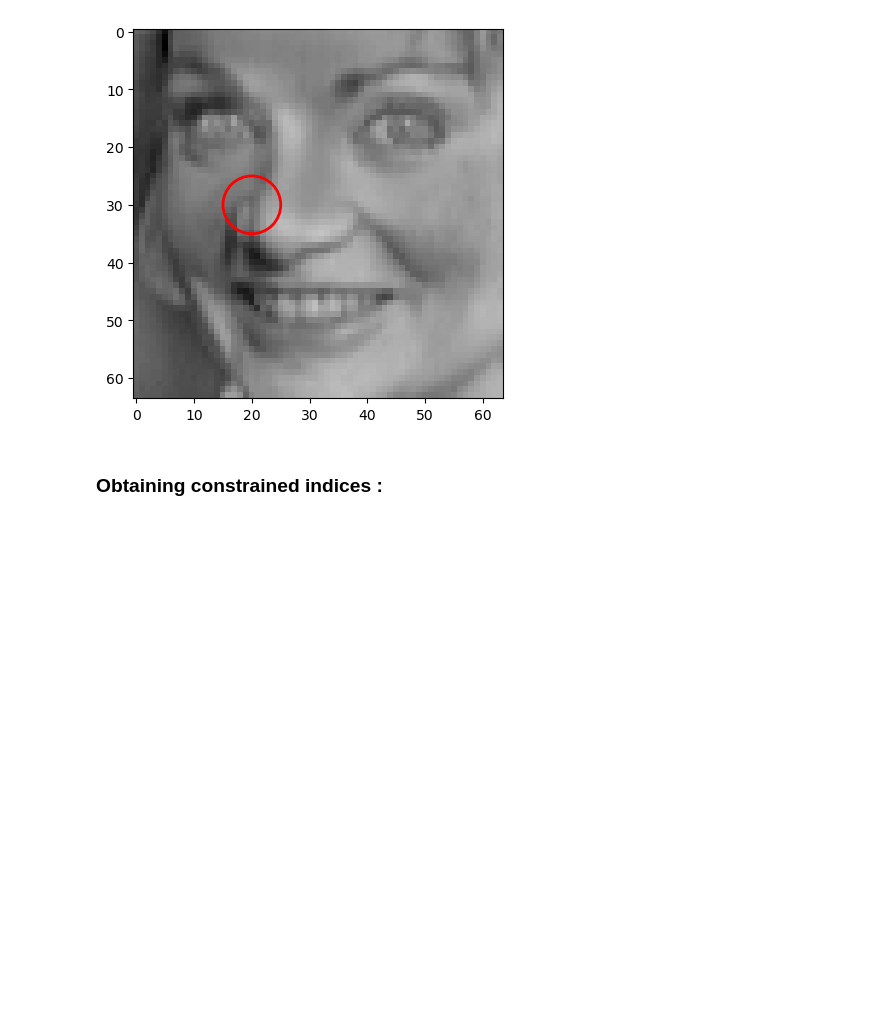
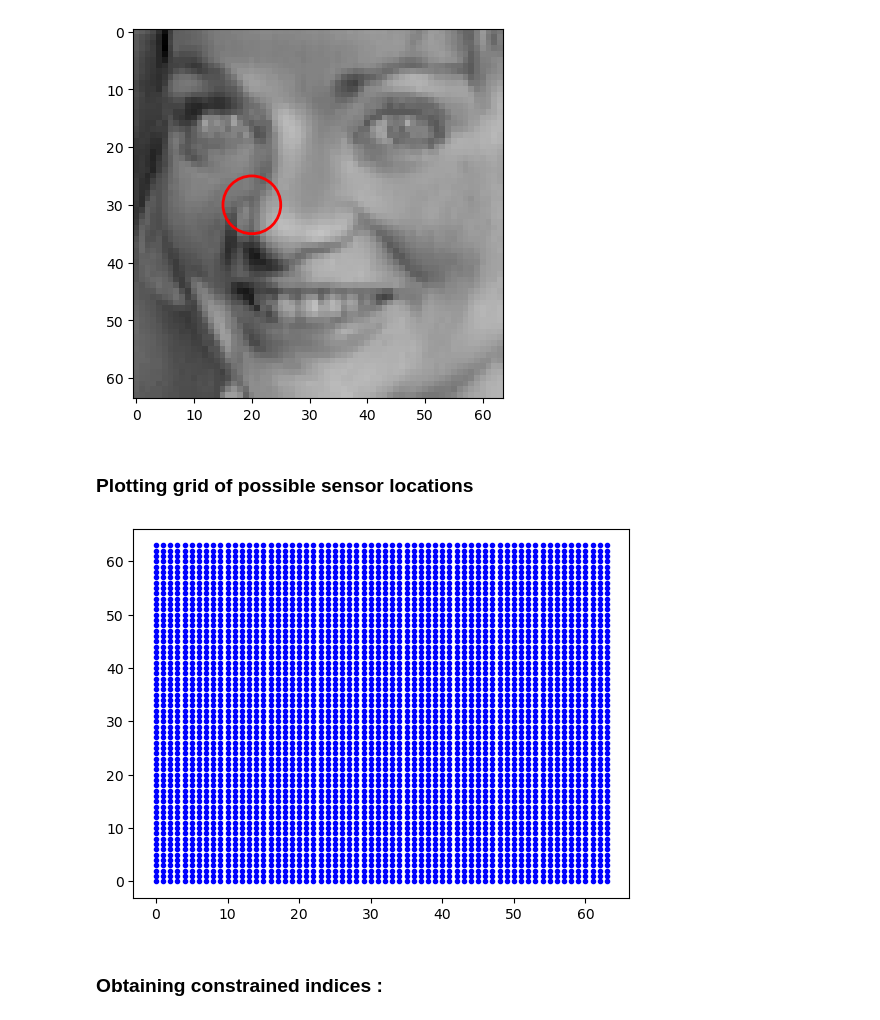
Before and after one commit to dynamicslab/pysensors, a Jupyter notebook: examples/functional_constraints_class.ipynb, the cells around one changed output. Cells and saved outputs as stored; diff of their text form; code cells hidden in the pictures; blank space fills up the shorter version.

Commit message:
Adding, plot_grid, sensors_dataframe, annotate_sensors functionalities in BaseConstraint. Changed constraints to get_constraint_indices. Notebook reflects the chnages

```diff
--- a/examples/functional_constraints_class.ipynb
+++ b/examples/functional_constraints_class.ipynb
@@ -110,6 +110,12 @@ circle.draw_constraint() ###Plotting just the constraint
 circle.plot_constraint_on_data(X_train, plot_type='image') ##Plotting the constraint on the data
 # %% [output]
 [figure]
+# %% [markdown]
+### Plotting grid of possible sensor locations
+# %%
+circle.plot_grid(all_sensors=all_sensors_unconst,data = X_train)
+# %% [output]
+[figure, added]
 # %% [markdown]
 ### Obtaining constrained indices :
 # %%
```
Also changed, not shown: parts of 13 cells of this notebook, 1 other file.
